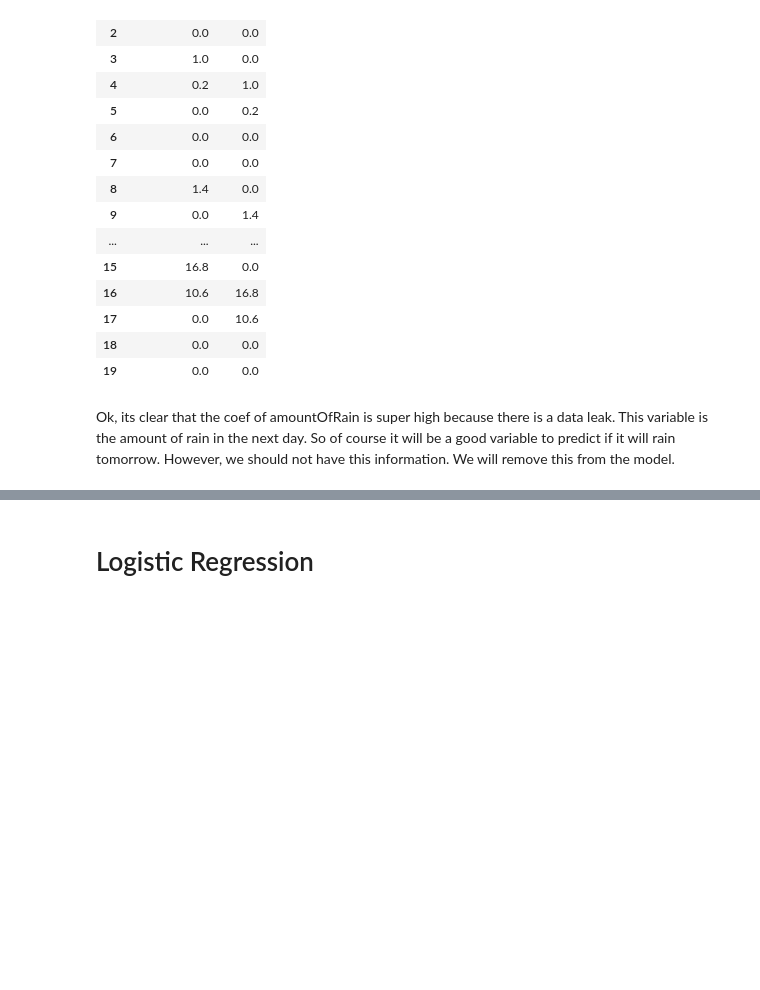
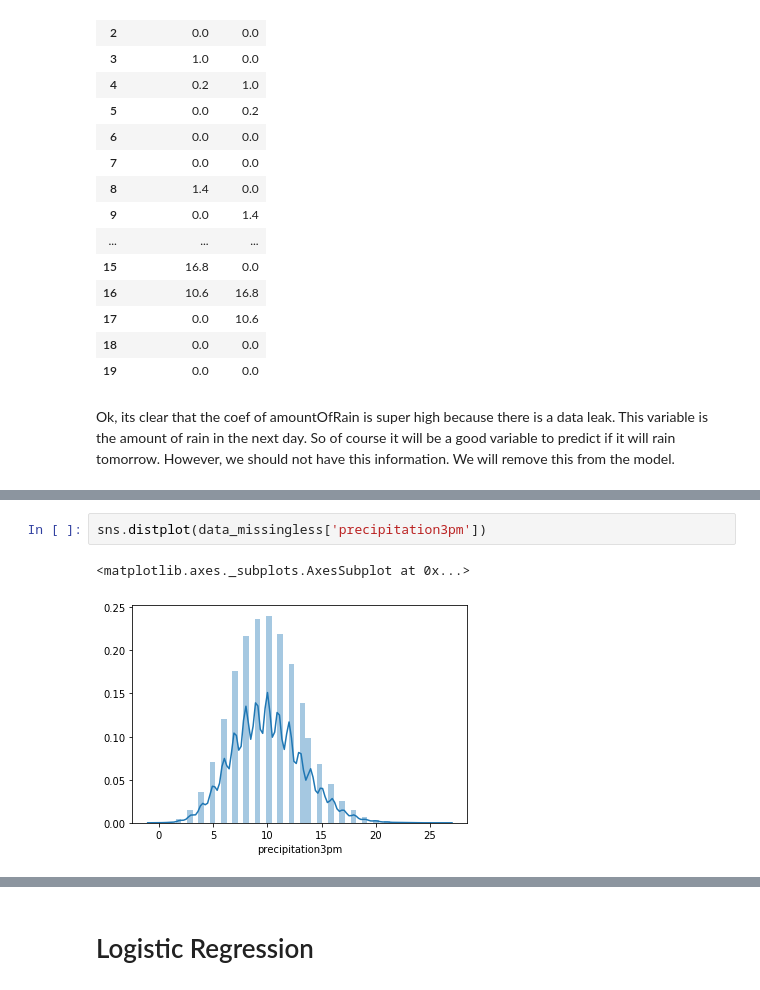
Before and after one commit to pedrodgn/ironhack, a Jupyter notebook: week8-MachineLearning/Project Rain in Australia.ipynb, the cells around one changed output, grey strips where cells are left out. Cells and saved outputs as stored; diff of their text form; blank space fills up the shorter version.

```diff
--- a/week8-MachineLearning/Project Rain in Australia.ipynb
+++ b/week8-MachineLearning/Project Rain in Australia.ipynb
@@ -675,0 +681,5 @@ Ok, its clear that the coef of amountOfRain is super high because there is a dat
+# %%
+sns.distplot(data_missingless['precipitation3pm'])
+# %% [output]
+<matplotlib.axes._subplots.AxesSubplot at 0x...>
+[figure, added]
```
Also changed, not shown: parts of 16 cells of this notebook.
